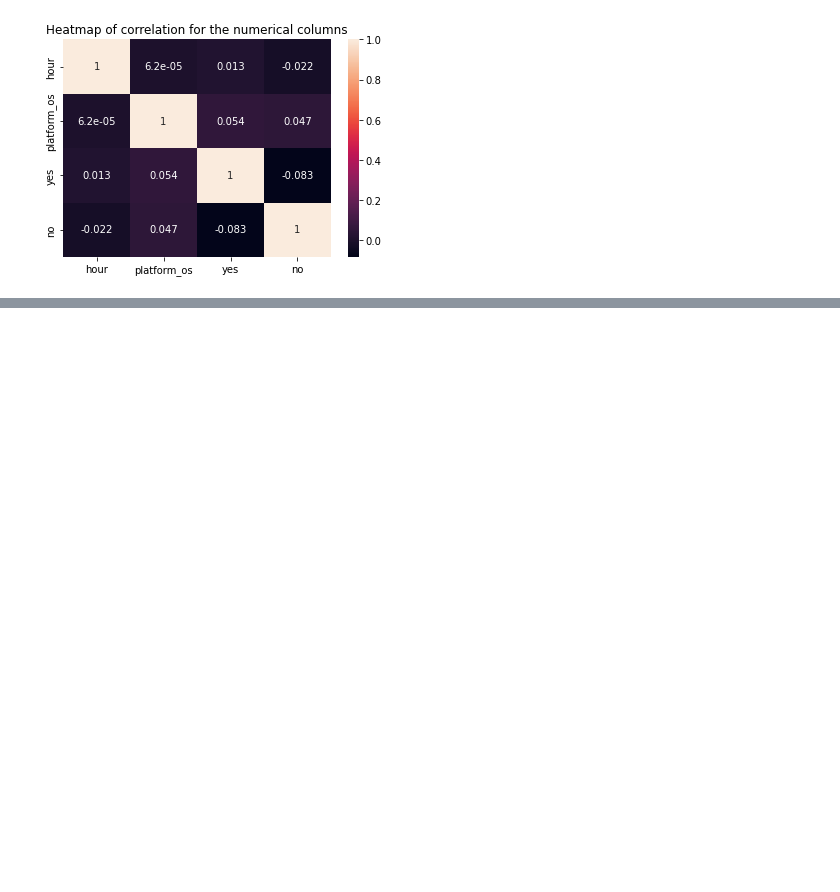
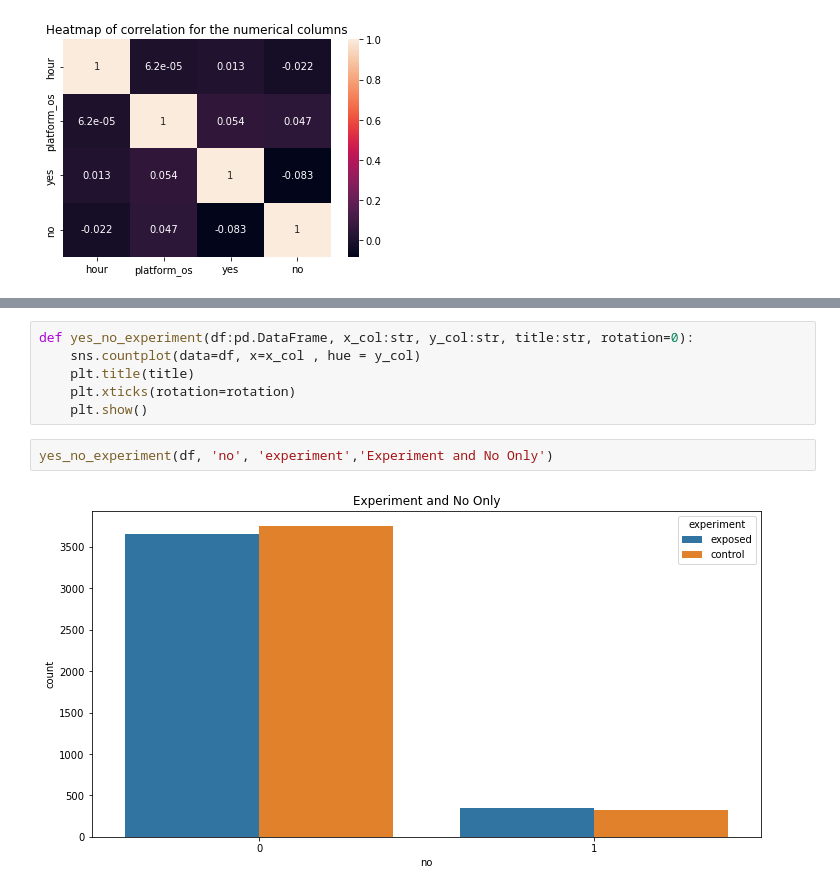
Before and after one commit to abu-bakarr/10_Academy_Week2_Group, a Jupyter notebook: notebooks/Data understanding.ipynb, the cells around one changed output, grey strips where cells are left out. Cells and saved outputs as stored; diff of their text form; blank space fills up the shorter version.

```diff
--- a/notebooks/Data understanding.ipynb
+++ b/notebooks/Data understanding.ipynb
@@ -201,0 +219,10 @@ plt.show()
+# %%
+def yes_no_experiment(df:pd.DataFrame, x_col:str, y_col:str, title:str, rotation=0):
+    sns.countplot(data=df, x=x_col , hue = y_col)
+    plt.title(title)
+    plt.xticks(rotation=rotation)
+    plt.show()
+# %%
+yes_no_experiment(df, 'no', 'experiment','Experiment and No Only')
+# %% [output]
+[figure, added]
```
Also changed, not shown: parts of 14 cells of this notebook, 2 other files.
